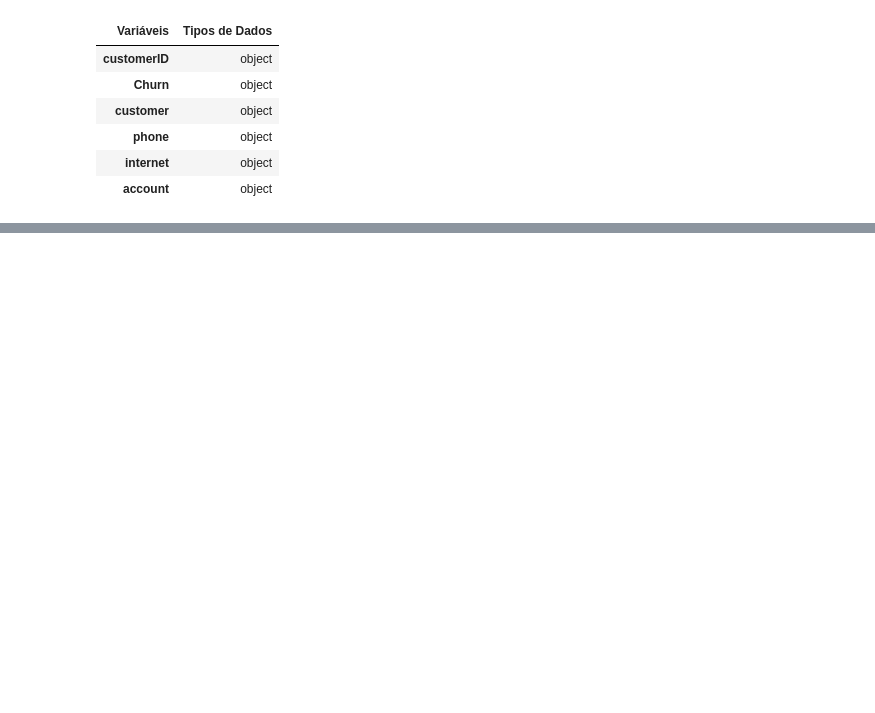
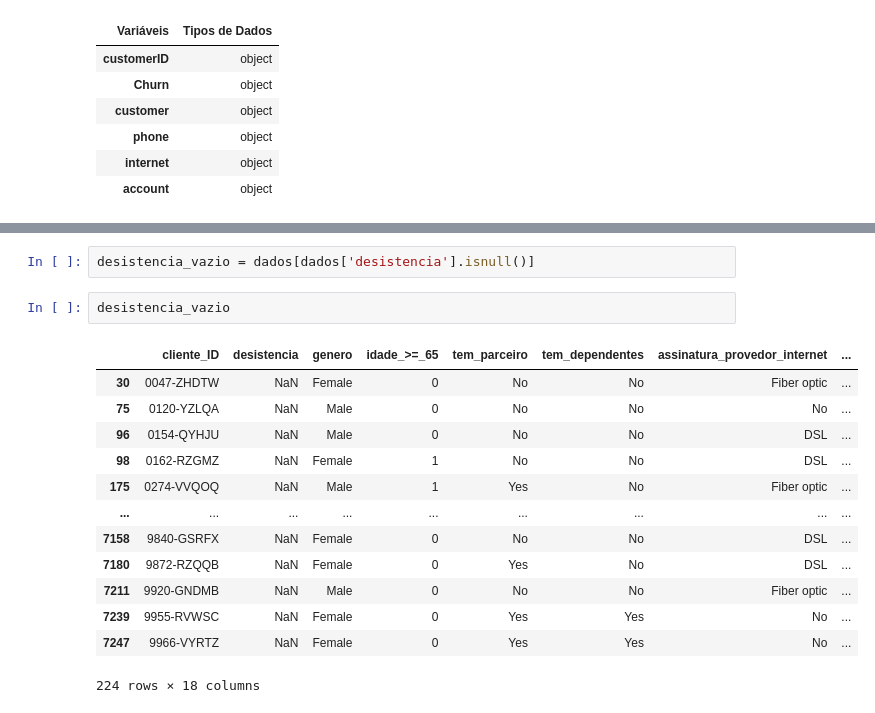
Before and after one commit to jbauermanncode/alura_chalenge, a Jupyter notebook: chur_de_clientes.ipynb, the cells around one changed output, grey strips where cells are left out. Drawn from its saved outputs; the diff is of its cells as text; blank space fills up the shorter version.

```diff
--- a/chur_de_clientes.ipynb
+++ b/chur_de_clientes.ipynb
@@ -970,0 +492,18 @@ churn_de_clientes.head(5)
+# %%
+desistencia_vazio = dados[dados['desistencia'].isnull()]
+# %%
+desistencia_vazio
+# %% [output]
+|  | cliente_ID | desistencia | genero | idade_>=_65 | tem_parceiro | tem_dependentes | assinatura_provedor_internet | ... |
+| 30 | 0047-ZHDTW | NaN | Female | 0 | No | No | Fiber optic | ... |
+| 75 | 0120-YZLQA | NaN | Male | 0 | No | No | No | ... |
+| 96 | 0154-QYHJU | NaN | Male | 0 | No | No | DSL | ... |
+| 98 | 0162-RZGMZ | NaN | Female | 1 | No | No | DSL | ... |
+| 175 | 0274-VVQOQ | NaN | Male | 1 | Yes | No | Fiber optic | ... |
+| ... | ... | ... | ... | ... | ... | ... | ... | ... |
+| 7158 | 9840-GSRFX | NaN | Female | 0 | No | No | DSL | ... |
+| 7180 | 9872-RZQQB | NaN | Female | 0 | Yes | No | DSL | ... |
+| 7211 | 9920-GNDMB | NaN | Male | 0 | No | No | Fiber optic | ... |
+| 7239 | 9955-RVWSC | NaN | Female | 0 | Yes | Yes | No | ... |
+| 7247 | 9966-VYRTZ | NaN | Female | 0 | Yes | Yes | No | ... |
+224 rows × 18 columns
```
Also changed, not shown: parts of 230 cells of this notebook, 11 other files.
